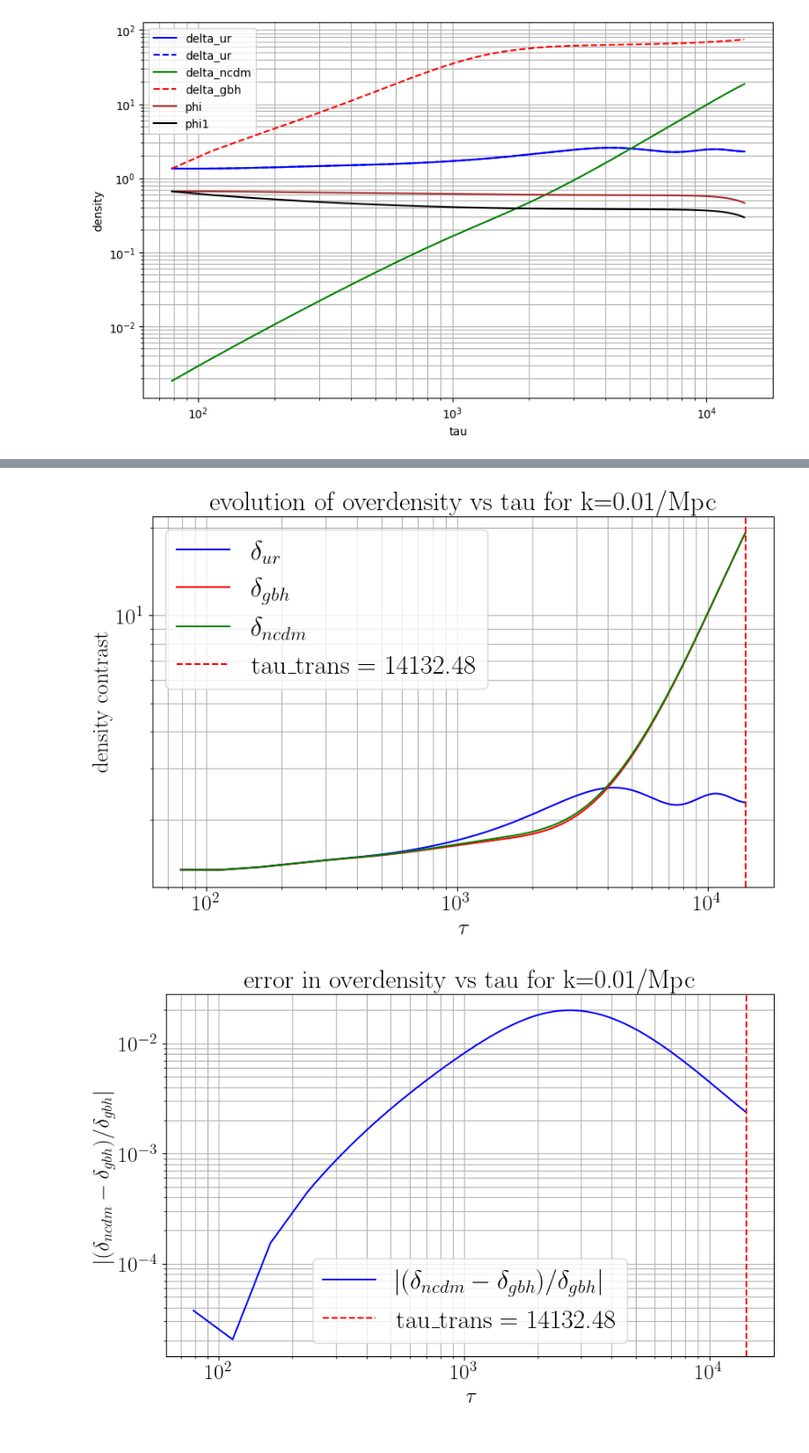
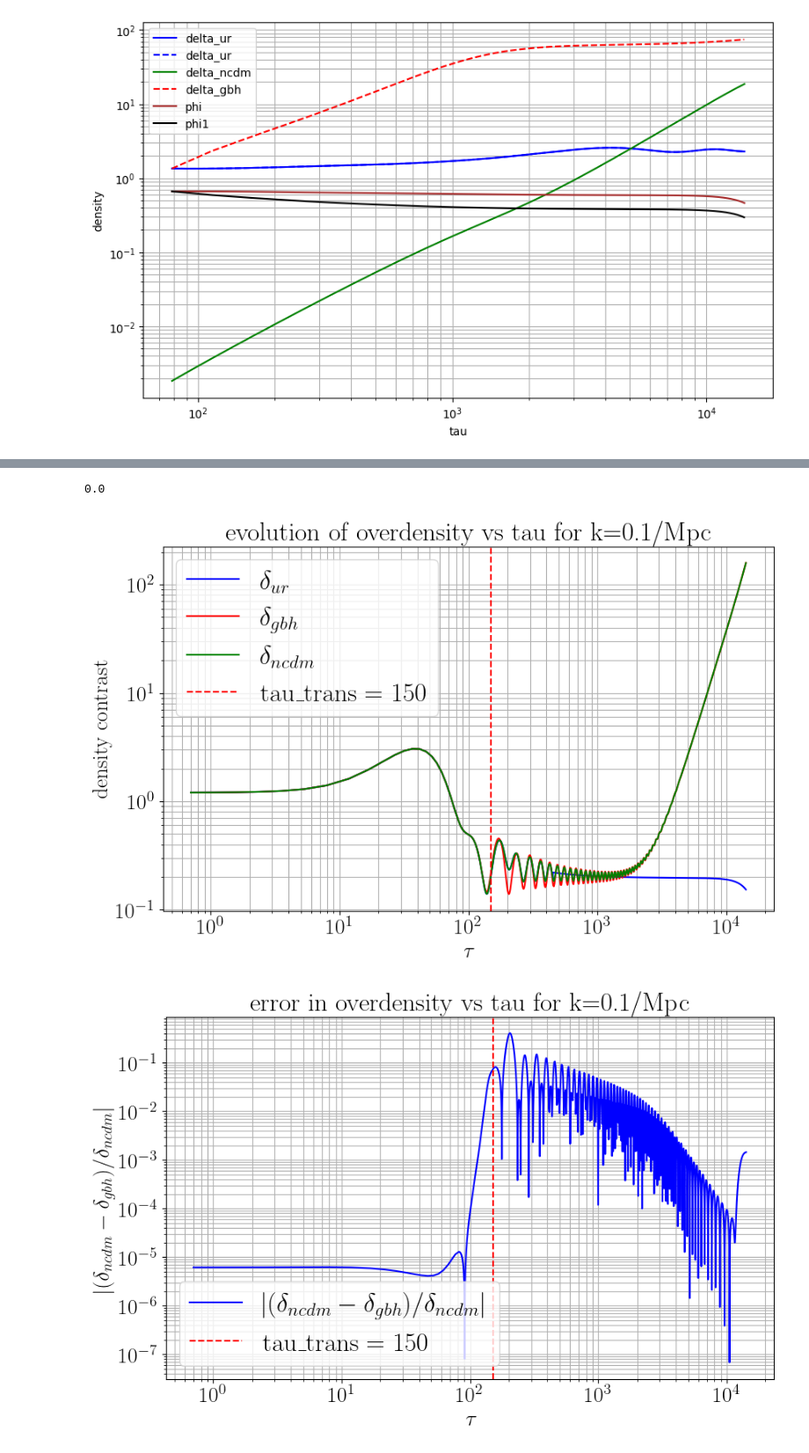
Before and after one commit to aradn97/class_GBH, a Jupyter notebook: bg_pt_check.ipynb, the cells around one changed output, grey strips where cells are left out. Shown at 88% size. Saved outputs shown, nothing was run; the diff lists cells and outputs as text; code cells hidden in the pictures.

```diff
--- a/bg_pt_check.ipynb
+++ b/bg_pt_check.ipynb
@@ -163,4 +276,8 @@ print(rho_ncdm[0]/(rho_ur[0]/1.0176))
 1.0131982214534583
+# %%
+np.max(np.abs(rho_gbh_quad[:]-rho_ncdm[:]))
+# %% [output]
+0.0
 # %%
 
 
@@ -169,24 +286,24 @@ file_path = "/rds/general/user/an421/home/CLASS_GBH/class/output/default_gbh100_
 data = np.loadtxt(file_path, skiprows=4)
 z = data[:, 0]  # Column 1 (z)
 conformal_time = data[:, 2]  # Column 3 (conformal time)
-free_streaming_dist = data[:, 40]  # Column 33 (free streaming distance)
+free_streaming_dist = data[:, 42]  # Column 43 (free streaming distance)
 
 # File paths
-file2 = "/rds/general/user/an421/home/CLASS_GBH/class/output/default_gbh100_perturbations_k0_s.dat"
-k=.001
+file2 = "/rds/general/user/an421/home/CLASS_GBH/class/output/default_gbh100_perturbations_k3_s.dat"
+k=.1
 
 # Compute kT values
-kT_values = k * conformal_time
+kT_values = k * free_streaming_dist
 
 # Find index where kT crosses 15
 idx = np.searchsorted(kT_values, 15)
 
 # Perform linear interpolation for T
-#T_low, T_high = conformal_time[idx - 1], conformal_time[idx]
-#kT_low, kT_high = kT_values[idx - 1], kT_values[idx]
+Tau_low, Tau_high = conformal_time[idx - 1], conformal_time[idx]
+kT_low, kT_high = kT_values[idx - 1], kT_values[idx]
 
-#T_interp = T_low + (15 - kT_low) * (T_high - T_low) / (kT_high - kT_low)
-T_interp=conformal_time[idx - 1]
+Tau_interp = Tau_low + (15 - kT_low) * (Tau_high - Tau_low) / (kT_high - kT_low)
+#T_interp=conformal_time[idx - 1]
 
 
 # Read and process the second file
@@ -211,44 +328,65 @@ plt.loglog(tau, np.abs(delta_ur), label=r"$\delta_{ur}$", color='blue')
 plt.loglog(tau, np.abs(delta_gbh), label=r"$\delta_{gbh}$", color='red')
 plt.loglog(tau, np.abs(delta_ncdm), label=r"$\delta_{ncdm}$", color='green')
 # Add vertical line at T_interp
-plt.axvline(x=T_interp, color='red', linestyle='--', label=f"tau_trans = {T_interp:.2f}")
+plt.axvline(x=Tau_interp, color='red', linestyle='--', label=f"tau_trans = {Tau_interp:.0f}")
 #plt.loglog(tau, np.abs(theta_gbh), label="theta_gbh", color='red', linestyle='--')
 #plt.loglog(tau, np.abs(theta_ncdm), label="theta_ncdm", color='green', linestyle='--')
 #plt.loglog(tau, np.abs(sigma_gbh), label="sigma_gbh", color='black')
 #plt.loglog(tau, np.abs(sigma_ncdm), label="sigma_ncdm", color='grey')
 #plt.loglog(tau, np.abs(phi), label="phi", color='brown', linestyle='--')
 plt.grid(which="both")
 plt.xlabel(r"$\tau$")
 plt.ylabel("density contrast")
-plt.title("evolution of overdensity vs tau for k=0.01/Mpc")
+plt.title("evolution of overdensity vs tau for k=0.1/Mpc")
 plt.legend(fontsize='large')
-plt.savefig("delta_vs_tau_k=1e-2.pdf", dpi=300, bbox_inches='tight')
+plt.savefig("delta_vs_tau_k=1e-1.pdf", dpi=300, bbox_inches='tight')
 plt.show()
 plt.figure(figsize=(10, 6))
 plt.rcParams.update({'font.size': 20})  # Increase the base font size
-plt.loglog(tau, np.abs((delta_ncdm-delta_gbh)/delta_gbh), label=r"$|(\delta_{ncdm}-\delta_{gbh})/\delta_{gbh}|$", color='blue')
+plt.loglog(tau, np.abs((delta_ncdm-delta_gbh)/delta_ncdm), label=r"$|(\delta_{ncdm}-\delta_{gbh})/\delta_{ncdm}|$", color='blue')
 #plt.loglog(tau, np.abs(delta_gbh), label=r"$\delta_{gbh}$", color='red')
 #plt.loglog(tau, np.abs(delta_ncdm), label=r"$\delta_{ncdm}$", color='green')
 # Add vertical line at T_interp
-plt.axvline(x=T_interp, color='red', linestyle='--', label=f"tau_trans = {T_interp:.2f}")
+plt.axvline(x=Tau_interp, color='red', linestyle='--', label=f"tau_trans = {Tau_interp:.0f}")
 plt.grid(which="both")
 plt.xlabel(r"$\tau$")
-plt.ylabel(r"$|(\delta_{ncdm}-\delta_{gbh})/\delta_{gbh}|$")
-plt.title("error in overdensity vs tau for k=0.01/Mpc")
+plt.ylabel(r"$|(\delta_{ncdm}-\delta_{gbh})/\delta_{ncdm}|$")
+plt.title("error in overdensity vs tau for k=0.1/Mpc")
 plt.legend(fontsize='large')
-plt.savefig("error_delta_vs_tau_k=1e-2.pdf", dpi=300, bbox_inches='tight')
+plt.savefig("error_delta_vs_tau_k=1e-1.pdf", dpi=300, bbox_inches='tight')
 plt.show()
 # Plotting
 plt.figure(figsize=(10, 6))
 plt.rcParams.update({'font.size': 20})  # Increase the base font size
 plt.loglog(tau, np.abs(cs2_ncdm), label="cs2_ncdm", color='blue')
 plt.loglog(tau, np.abs(cs2_gbh), label="cs2_gbh", color='red')
 plt.grid(which="both")
 plt.xlabel("tau")
 plt.ylabel("cs2")
 #plt.title("fractional error in rho_nu vs a")
 plt.legend(fontsize='large')
 plt.show()
+
+
+plt.figure(figsize=(10, 6))
+plt.rcParams.update({'font.size': 20})  # Increase the base font size
+#plt.loglog(tau, np.abs(delta_ur), label=r"$\delta_{ur}$", color='blue')
+plt.loglog(tau, np.abs(sigma_gbh), label=r"$\sigma_{gbh}$", color='red')
+plt.loglog(tau, np.abs(sigma_ncdm), label=r"$\sigma_{ncdm}$", color='green')
+# Add vertical line at T_interp
+plt.axvline(x=Tau_interp, color='red', linestyle='--', label=f"tau_trans = {Tau_interp:.0f}")
+#plt.loglog(tau, np.abs(theta_gbh), label="theta_gbh", color='red', linestyle='--')
+#plt.loglog(tau, np.abs(theta_ncdm), label="theta_ncdm", color='green', linestyle='--')
+#plt.loglog(tau, np.abs(sigma_gbh), label="sigma_gbh", color='black')
+#plt.loglog(tau, np.abs(sigma_ncdm), label="sigma_ncdm", color='grey')
+#plt.loglog(tau, np.abs(phi), label="phi", color='brown', linestyle='--')
+plt.grid(which="both")
+plt.xlabel(r"$\tau$")
+plt.ylabel("shear")
+plt.title("evolution of shear vs tau for k=0.1/Mpc")
+plt.legend(fontsize='large')
+plt.savefig("sigma_vs_tau_k=1e-1.pdf", dpi=300, bbox_inches='tight')
+plt.show()
 # %% [output]
-[figure, old version]
+[figure, new version]
-[figure, old version]
+[figure, new version]
```
Also changed, not shown: parts of 14 cells of this notebook, 16 other files.
